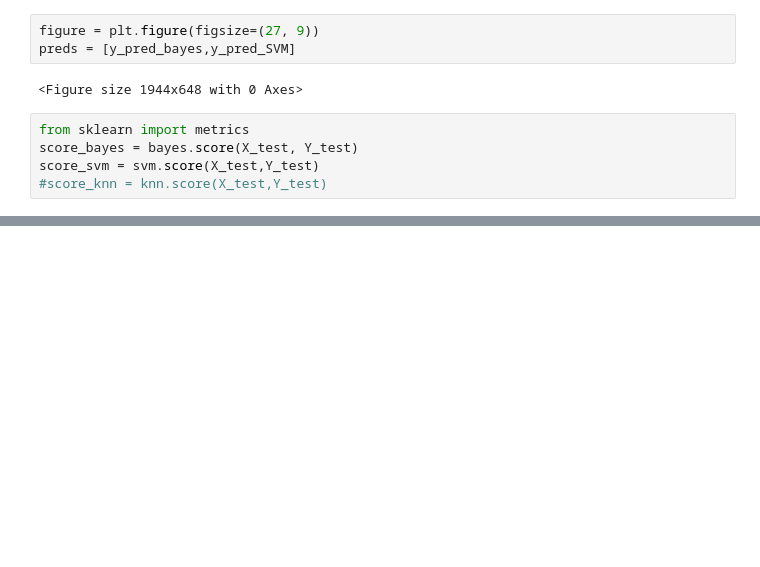
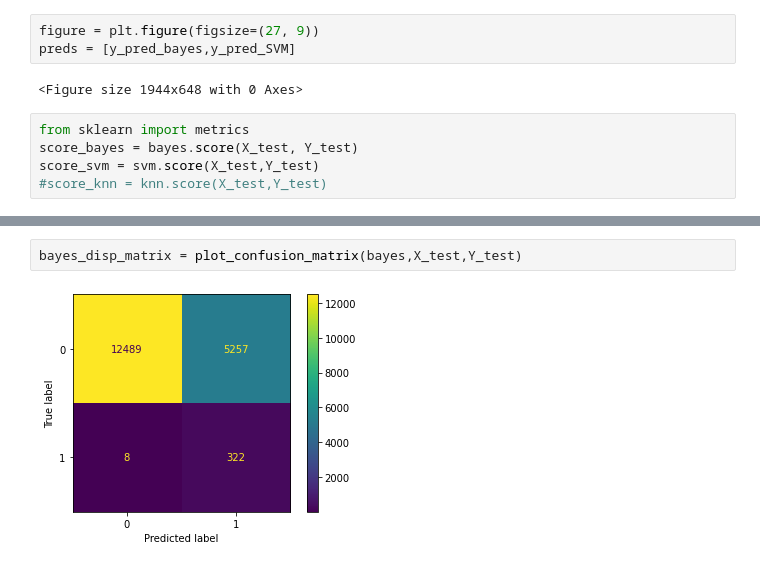
Before and after one commit to elizadoering/strawberryAI, a Jupyter notebook: Strawberry_Eliza.ipynb, the cells around one changed output, grey strips where cells are left out. Drawn from its saved outputs; the diff is of its cells as text; blank space fills up the shorter version.

```diff
--- a/Strawberry_Eliza.ipynb
+++ b/Strawberry_Eliza.ipynb
@@ -118,0 +131,4 @@ weighted avg       1.00      1.00      1.00     13539
+# %%
+bayes_disp_matrix = plot_confusion_matrix(bayes,X_test,Y_test)
+# %% [output]
+[figure, added]
```
Also changed, not shown: parts of 8 cells of this notebook.
